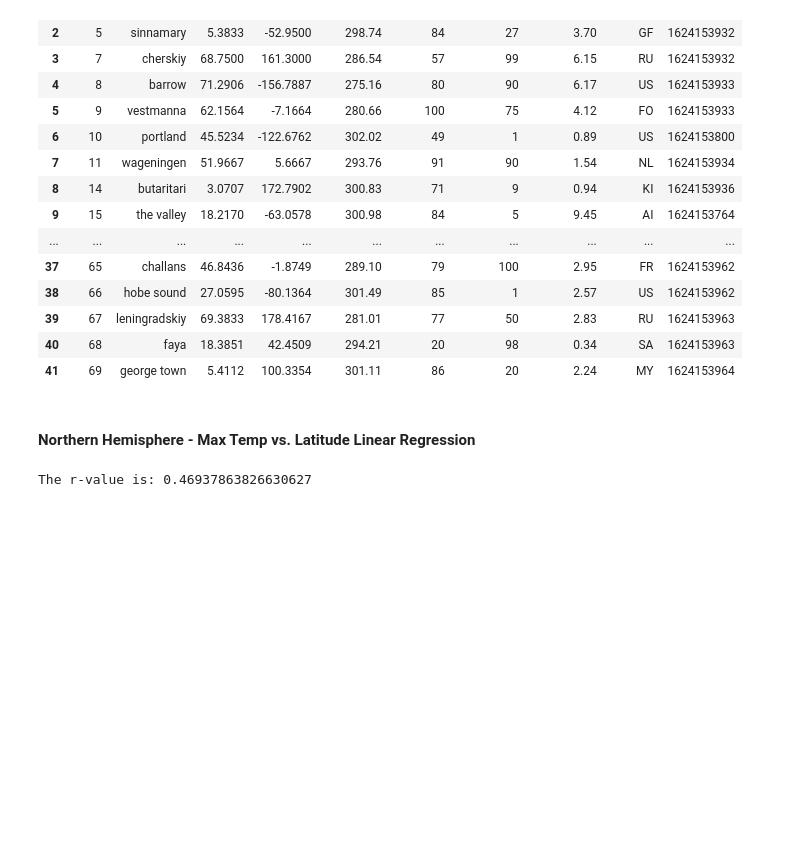
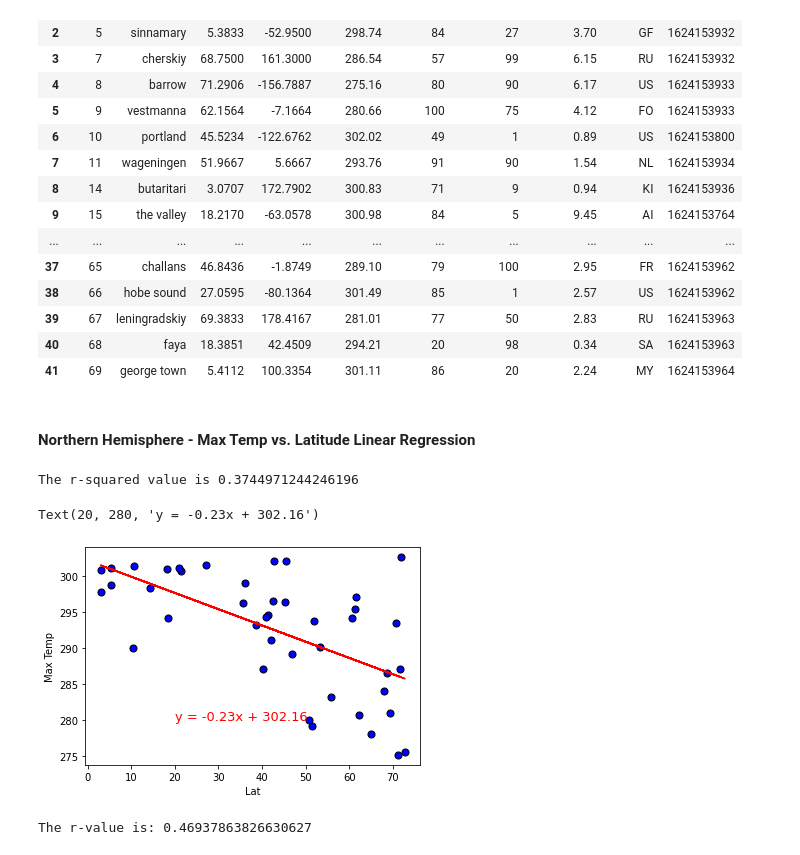
Before and after one commit to cjdance/python-api-challenge, a Jupyter notebook: WeatherPy/WeatherPy-Test.ipynb, the cells around one changed output. Saved outputs shown, nothing was run; the diff lists cells and outputs as text; code cells hidden in the pictures; blank space fills up the shorter version.

Commit message:
Updated test file with all scatter plots calculated.

```diff
--- a/WeatherPy/WeatherPy-Test.ipynb
+++ b/WeatherPy/WeatherPy-Test.ipynb
@@ -298,6 +298,23 @@ north_hemi.reset_index()
 | 41 | 69 | george town | 5.4112 | 100.3354 | 301.11 | 86 | 20 | 2.24 | MY | 1624153964 |
 # %% [markdown]
 ####  Northern Hemisphere - Max Temp vs. Latitude Linear Regression
+# %%
+x_values = north_hemi['Lat']
+y_values = north_hemi['Max Temp']
+
+slope, intercept, r, p, se = linregress(x_values, y_values)
+regression_values = x_values * slope + intercept
+line_eq = "y = " + str(round(slope,2)) + "x + " + str(round(intercept,2))
+
+print(f'The r-squared value is {r**2}')
+
+nh_plot = north_hemi.plot(kind = 'scatter', x = 'Lat', y = 'Max Temp',color = 'blue', edgecolor = 'black', s = 50)
+plt.plot(x_values, regression_values,'r-')
+plt.annotate(line_eq, (20,280), fontsize=13, color = 'r')
+# %% [output]
+The r-squared value is 0.3744971244246196
+Text(20, 280, 'y = -0.23x + 302.16')
+[figure, added]
 # %%
 # %% [output]
 The r-value is: 0.46937863826630627
```
Also changed, not shown: parts of 7 cells of this notebook.
